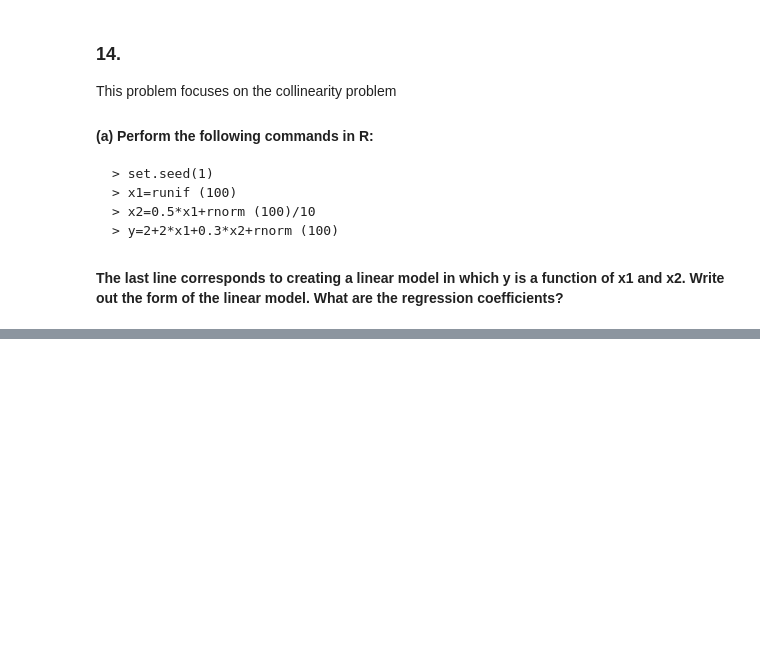
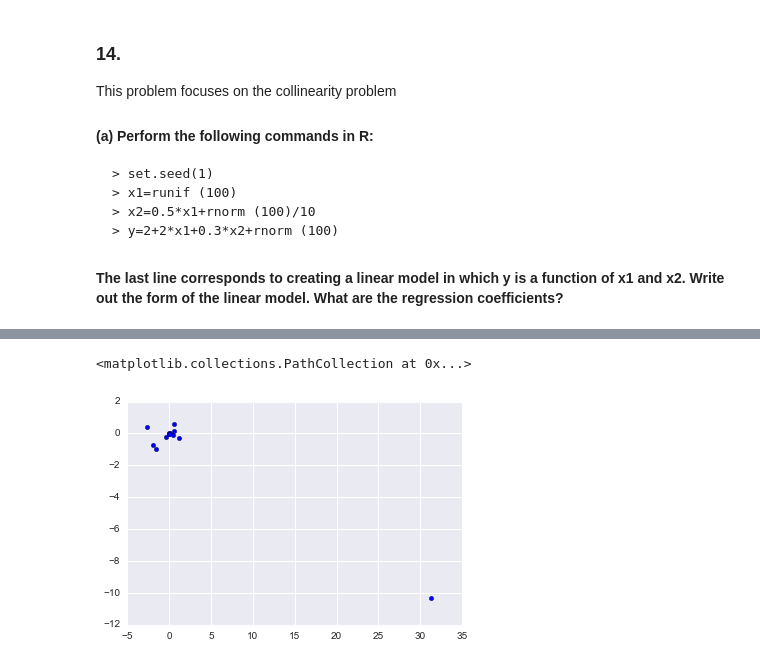
Before and after one commit to kjoshi/ISL, a Jupyter notebook: chapter3/3.7_Exercises.ipynb, the cells around one changed output, grey strips where cells are left out. Cells and saved outputs as stored; diff of their text form; code cells hidden in the pictures; blank space fills up the shorter version.

```diff
--- a/chapter3/3.7_Exercises.ipynb
+++ b/chapter3/3.7_Exercises.ipynb
@@ -1027,0 +1157,3 @@ y = 2 + 2*x1 + 0.3*x2 + np.random.normal(size=100)
+# %%
+boston = pd.read_csv("../Data/Boston.csv")
+boston.head()
@@ -1027,0 +1254,3 @@ y = 2 + 2*x1 + 0.3*x2 + np.random.normal(size=100)
+# %%
+multi_res = smf.ols("crim ~ zn + indus + chas + nox + rm + age + dis + rad + tax + ptratio + black + lstat + medv", data=boston).fit()
+multi_res.summary()
@@ -1027,0 +1292,7 @@ y = 2 + 2*x1 + 0.3*x2 + np.random.normal(size=100)
+# %%
+single_coeffs = [-0.0739, 0.5098, -1.8928, 31.2485, -2.6841, 0.1078, -1.5509, 0.6179, 0.0297, 1.1520, -0.0363, 0.5488, -0.3632]
+multi_coeffs = [ float(row[1].data) for row in multi_res.summary().tables[1][2:]]
+plt.scatter(single_coeffs, multi_coeffs)
+# %% [output]
+<matplotlib.collections.PathCollection at 0x...>
+[figure, added]
```
Also changed, not shown: parts of 74 cells of this notebook.
